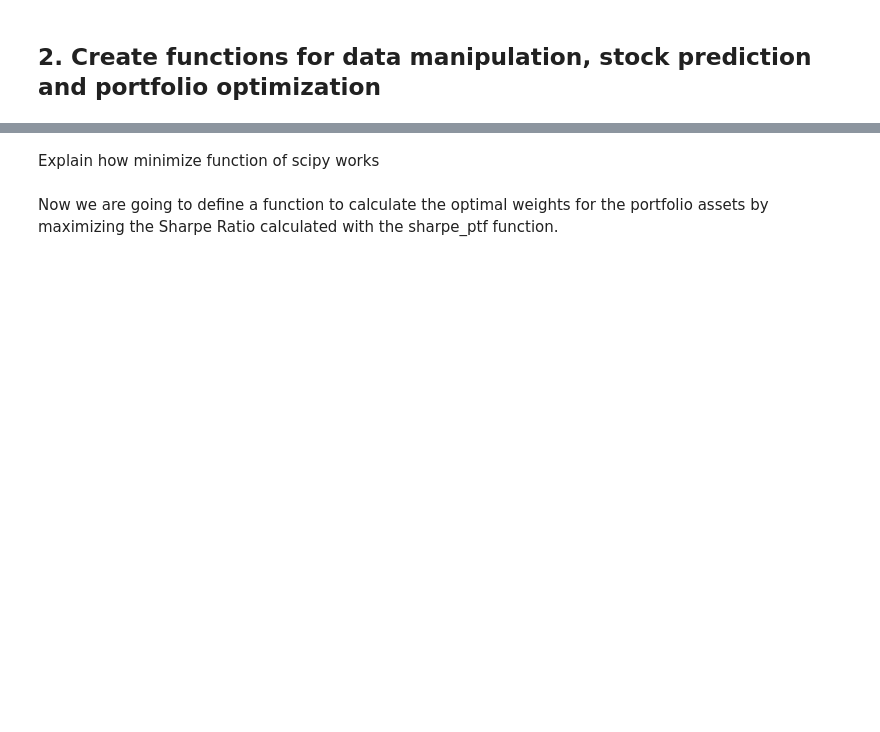
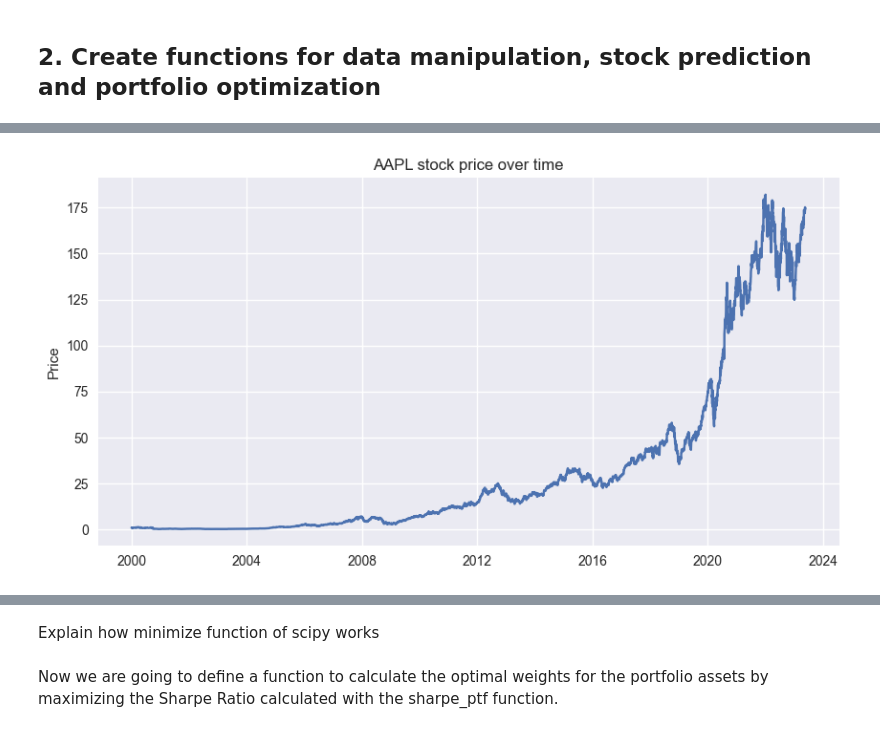
Before and after one commit to tommasograndi/StockPredDashboard, a Jupyter notebook: Report.ipynb, the cells around one changed output, grey strips where cells are left out. Saved outputs shown, nothing was run; the diff lists cells and outputs as text; code cells hidden in the pictures; blank space fills up the shorter version.

```diff
--- a/Report.ipynb
+++ b/Report.ipynb
@@ -14,0 +16,3 @@ from plotly.subplots import make_subplots
+# %%
+# Setting style for every plot
+plt.style.use('seaborn')
@@ -67,0 +184,10 @@ ticks_NASDAQ = dict(zip(NASDAQ['Company'], NASDAQ['Ticker']))
+# %%
+# Taking a look at the data
+
+plt.figure(figsize=(10,5))
+plt.plot(data.index, data["Close"])
+plt.title("AAPL stock price over time")
+plt.ylabel("Price")
+plt.show()
+# %% [output]
+[figure, added]
```
Also changed, not shown: parts of 70 cells of this notebook, 1 other file.
